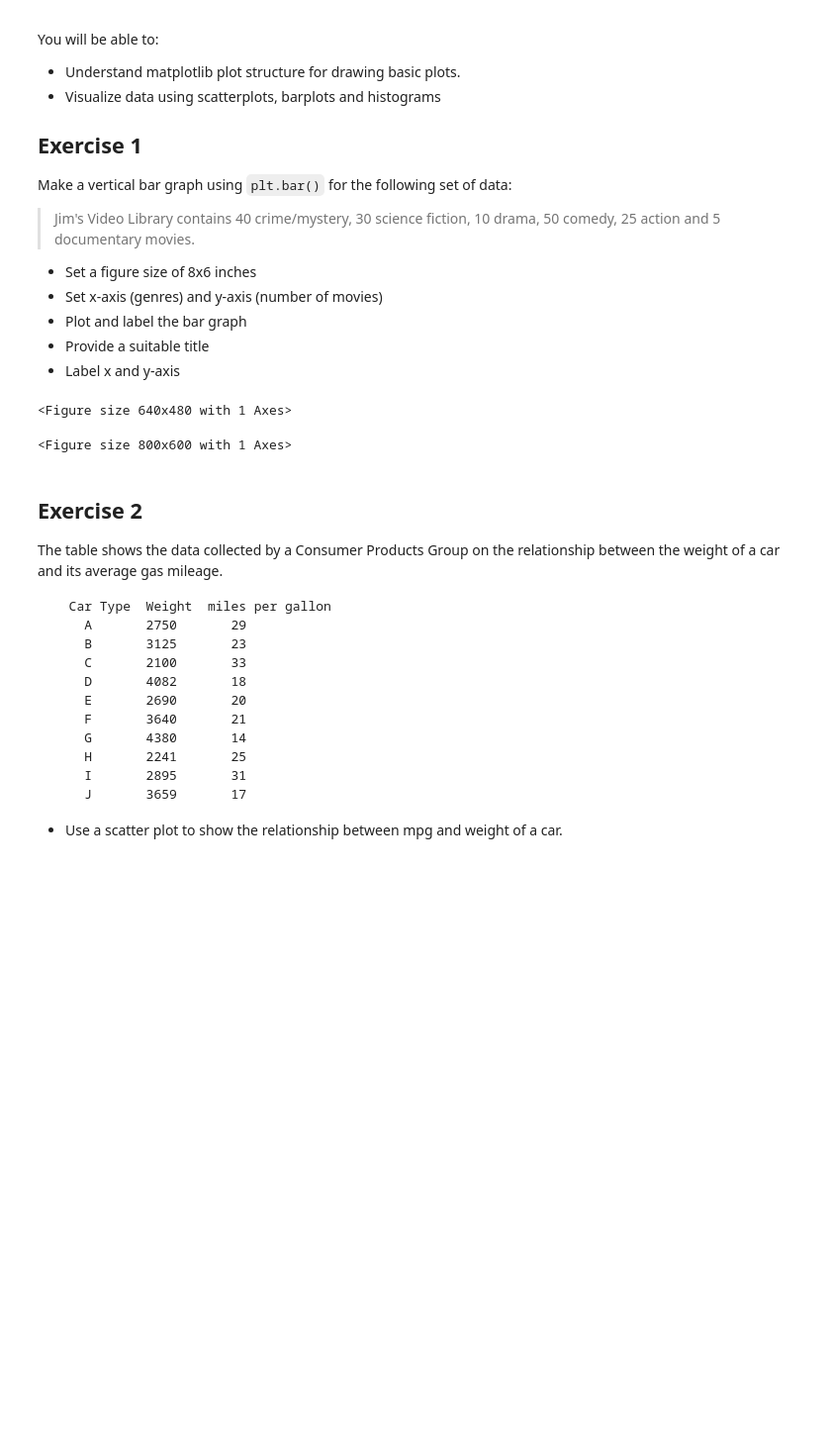
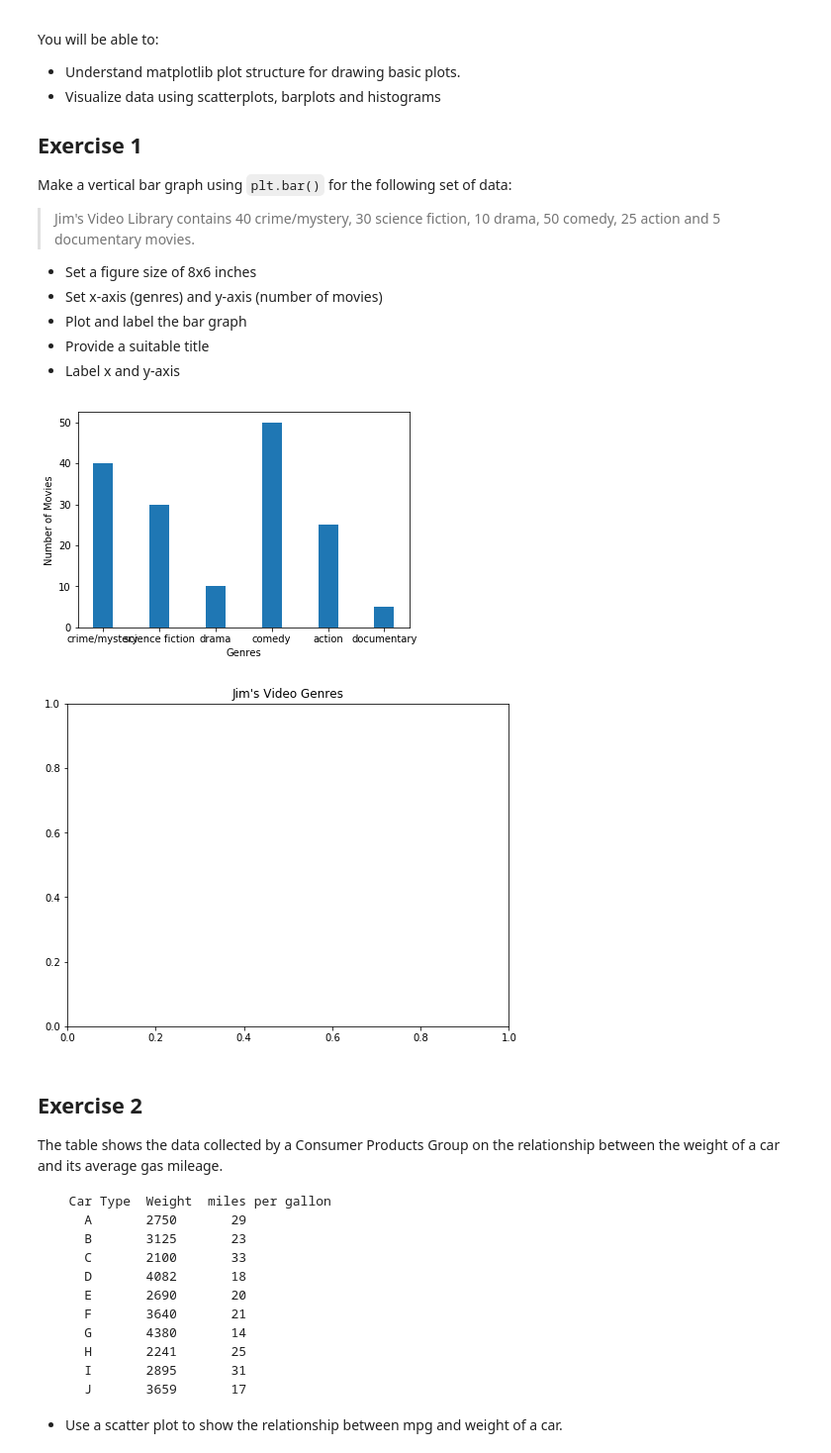
Before and after one commit to bgilroy26/dsc-data-viz-lab-nyc-ds-071519, a Jupyter notebook: index.ipynb, the cells around one changed output. Shown: that part at 99% size. Drawn from its saved outputs; the diff is of its cells as text; code cells hidden in the pictures; blank space fills up the shorter version.

```diff
--- a/index.ipynb
+++ b/index.ipynb
@@ -23,25 +23,25 @@ Make a vertical bar graph using `plt.bar()` for the following set of data:
 # %%
 # import the required libraries
 import numpy as np
 import matplotlib.pyplot as plt
 
 y = [40, 30, 10, 50, 25, 5]
 x = np.arange(len(y))
-plt.bar(x, y)
+plt.bar(x, y, .35)
 plt.xticks(x, ['crime/mystery', 'science fiction', 'drama', 'comedy', 'action', 'documentary'])
 plt.xlabel('Genres')
 plt.ylabel('Number of Movies')
 
 # Set a figure size
 plt.figure(figsize=(8,6))
 # Plot vertical bars of fixed width by passing x and y values to .bar() function
 # Give a title to the bar graph
 plt.title("Jim's Video Genres")
 # Output the final plot
 plt.show()
 # %% [output]
-<Figure size 640x480 with 1 Axes>
-<Figure size 800x600 with 1 Axes>
+[figure, added]
+[figure, added]
 # %% [markdown]
 ## Exercise 2
 
```
